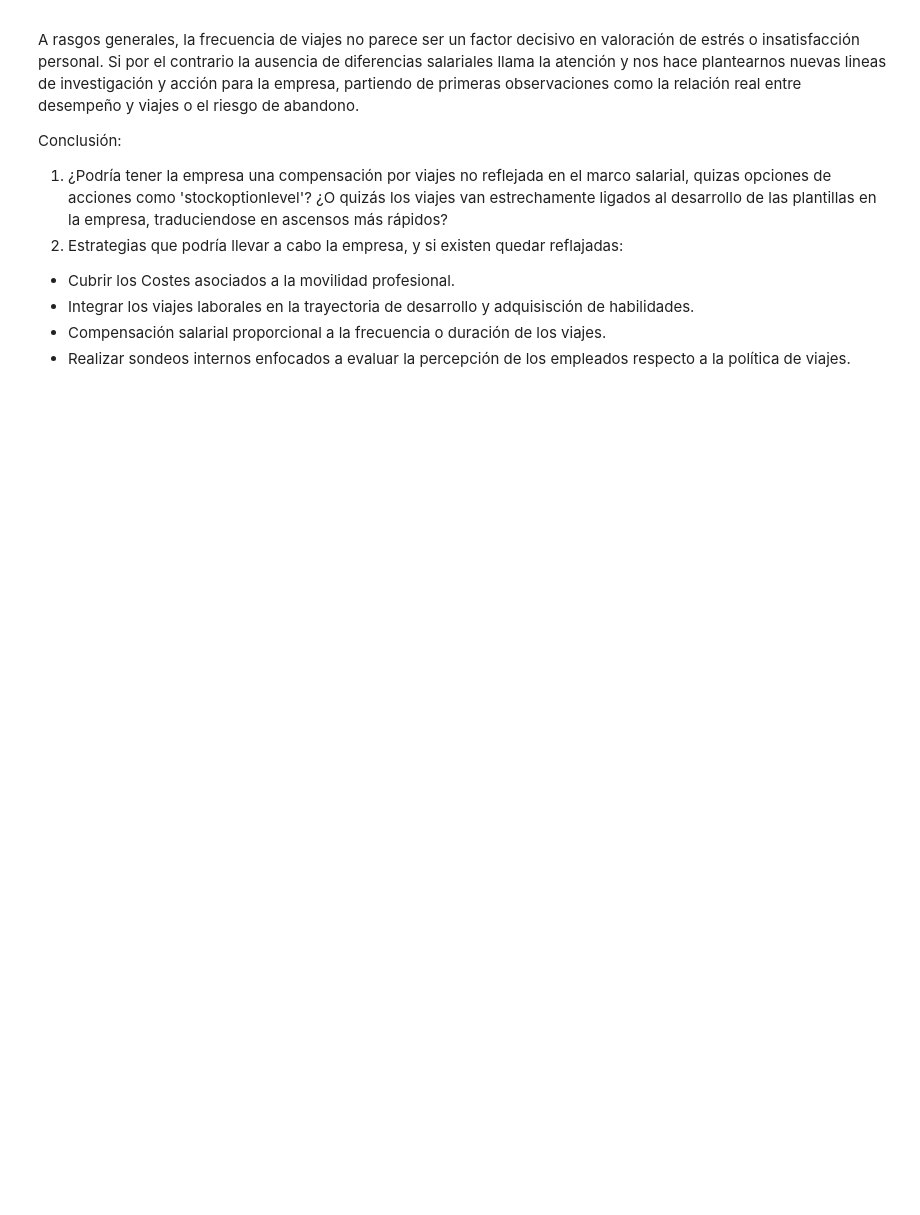
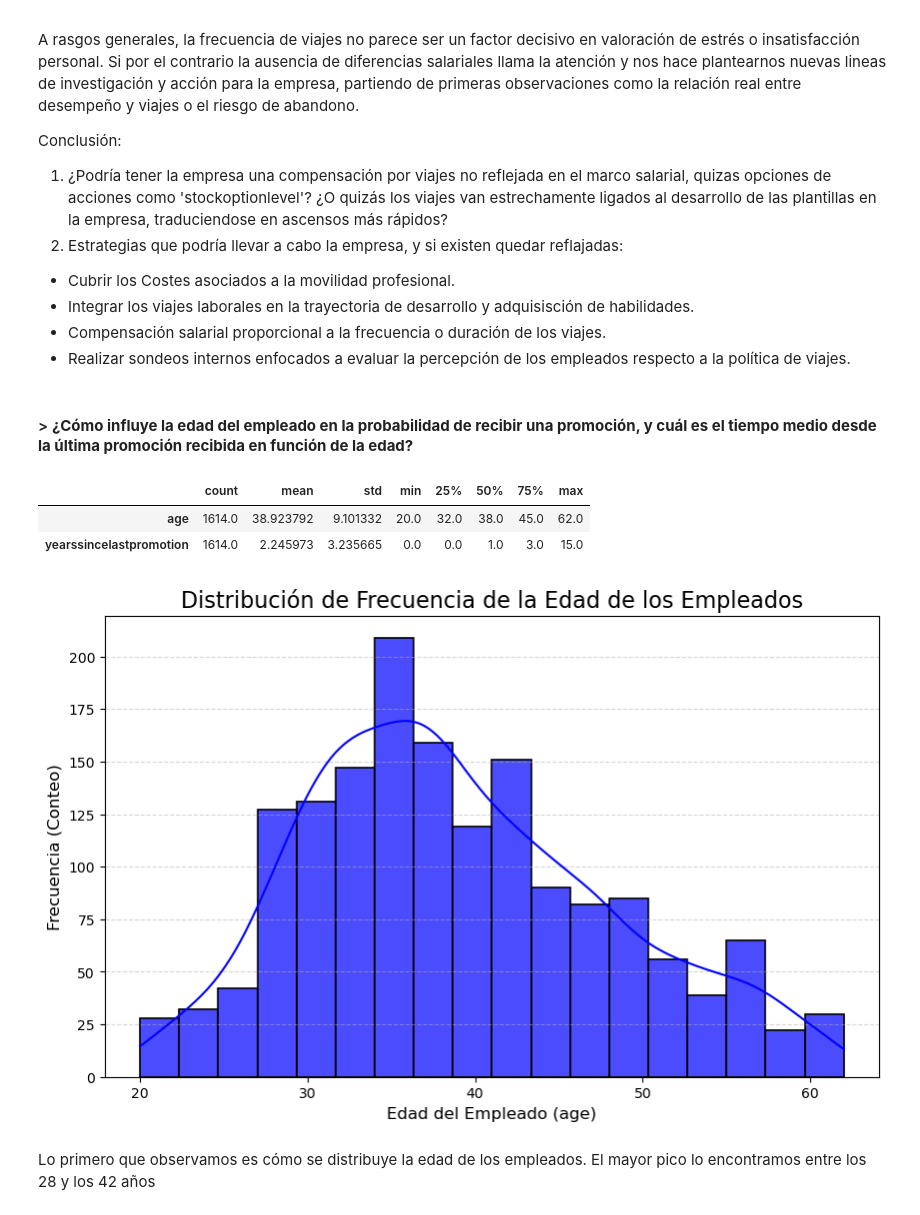
Before and after one commit to NIEVESPA/project-da-promo-60-modulo-3-team-3, a Jupyter notebook: FINAL/Fase_3_analisis_descriptivo.ipynb, the cells around one changed output. Saved outputs shown, nothing was run; the diff lists cells and outputs as text; code cells hidden in the pictures; blank space fills up the shorter version.

Commit message:
visualizacion maria

```diff
--- a/FINAL/Fase_3_analisis_descriptivo.ipynb
+++ b/FINAL/Fase_3_analisis_descriptivo.ipynb
@@ -319,3 +319,34 @@ Conclusión:
 - Integrar los viajes laborales en la trayectoria de desarrollo y adquisisción de habilidades.
 - Compensación salarial proporcional a la frecuencia o duración de los viajes.
 - Realizar sondeos internos enfocados a evaluar la percepción de los empleados respecto a la política de viajes.
+# %% [markdown]
+#### > **¿Cómo influye la edad del empleado en la probabilidad de recibir una promoción, y cuál es el tiempo medio desde la última promoción recibida en función de la edad?**
+# %%
+df[["age", "yearssincelastpromotion"]].describe().T
+# %% [output]
+|  | count | mean | std | min | 25% | 50% | 75% | max |
+| age | 1614.0 | 38.923792 | 9.101332 | 20.0 | 32.0 | 38.0 | 45.0 | 62.0 |
+| yearssincelastpromotion | 1614.0 | 2.245973 | 3.235665 | 0.0 | 0.0 | 1.0 | 3.0 | 15.0 |
+# %%
+plt.figure(figsize=(10, 6))
+
+sns.histplot(
+    data=df,
+    x='age',
+    bins=18,
+    kde=True,
+    color='blue',
+    edgecolor='black',
+    linewidth=1.2,
+    alpha=0.7
+)
+
+plt.title('Distribución de Frecuencia de la Edad de los Empleados', fontsize=16)
+plt.xlabel('Edad del Empleado (age)', fontsize=12)
+plt.ylabel('Frecuencia (Conteo)', fontsize=12)
+plt.grid(axis='y', linestyle='--', alpha=0.5)
+plt.show()
+# %% [output]
+[figure, added]
+# %% [markdown]
+Lo primero que observamos es cómo se distribuye la edad de los empleados. El mayor pico lo encontramos entre los 28 y los 42 años
```
Also changed, not shown: parts of 10 cells of this notebook.
